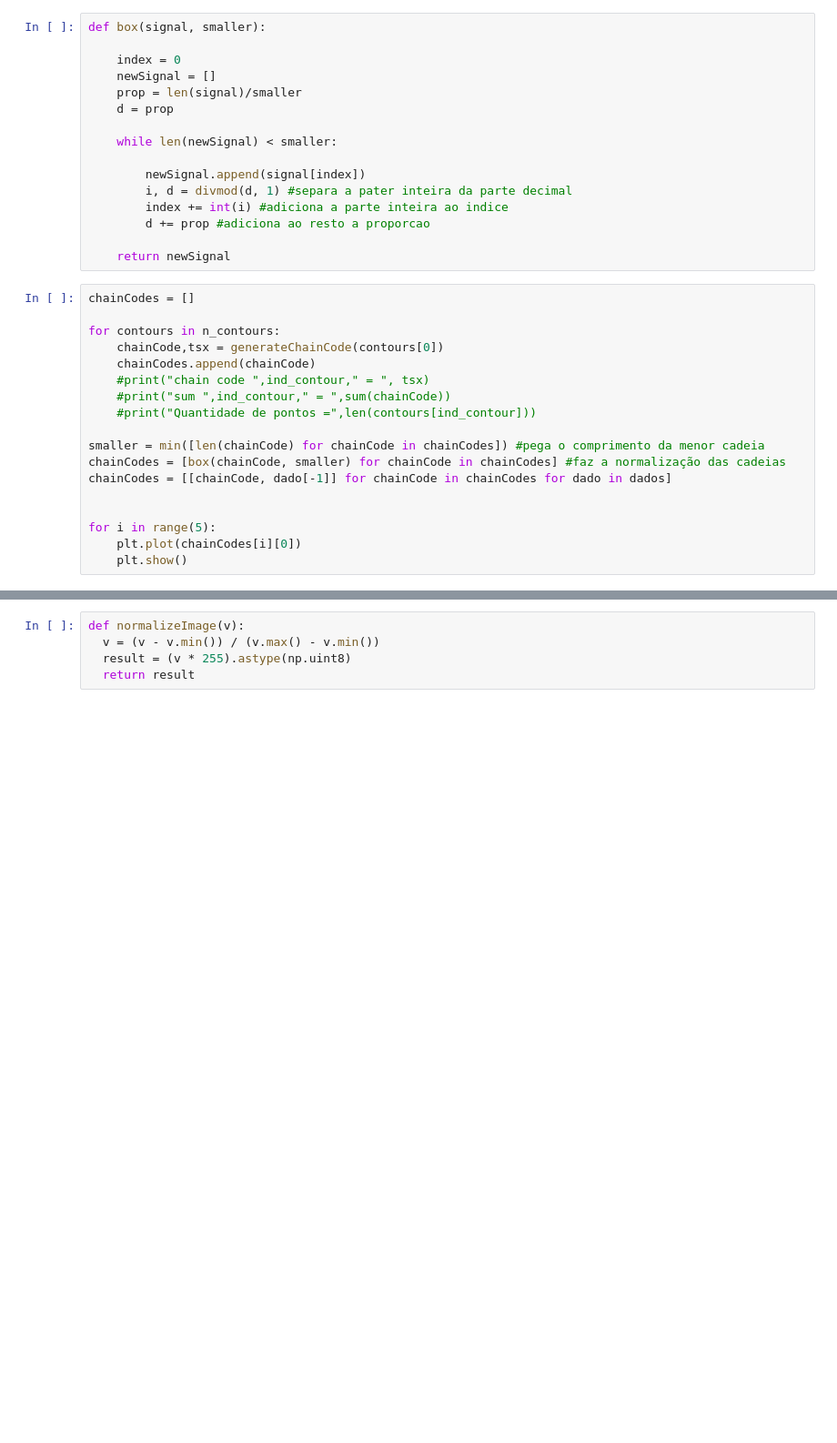
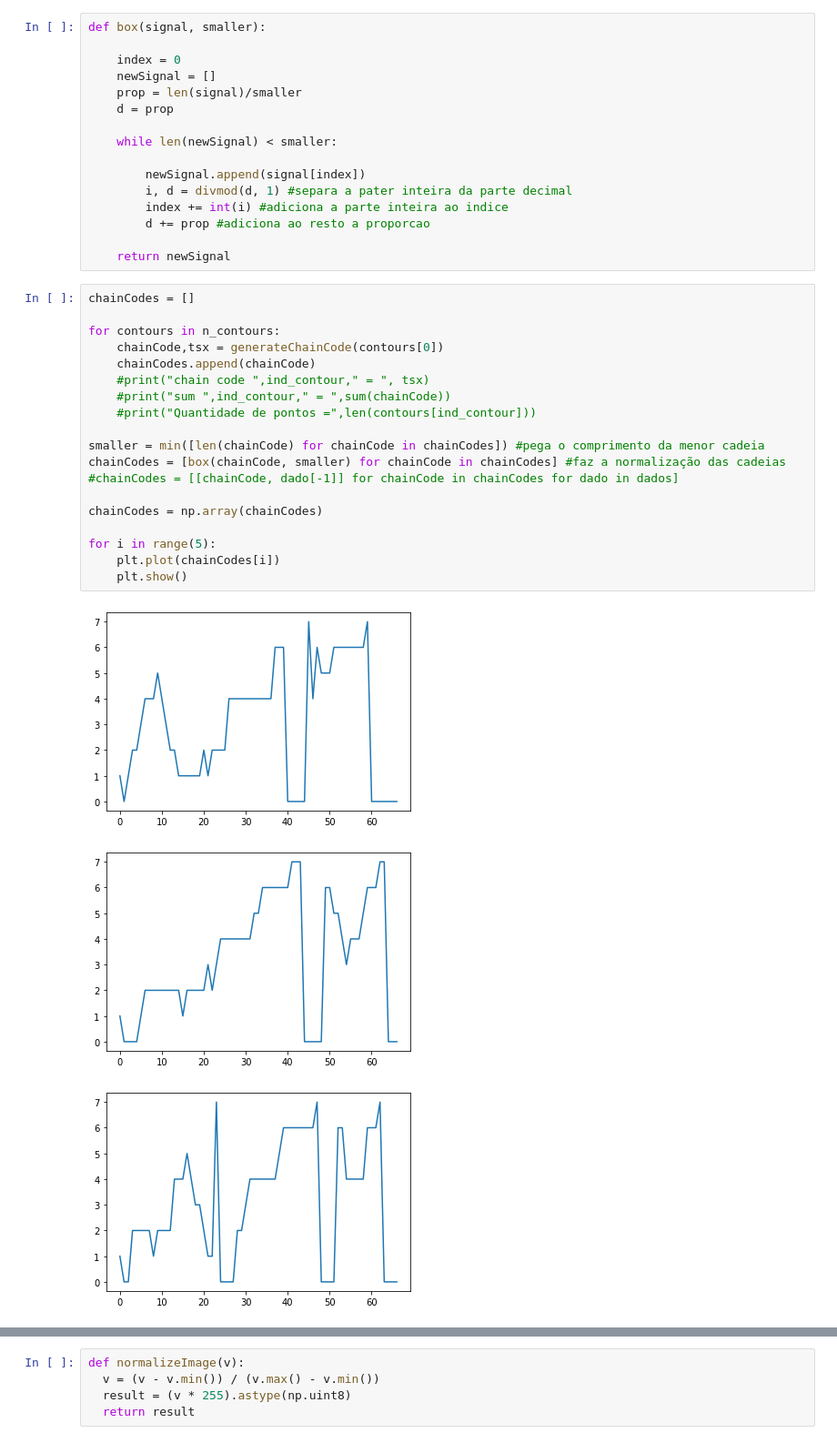
Before and after one commit to Leo22080/visao, a Jupyter notebook: trabalho03/trabalho3-extracao_atributos_classificacao.ipynb, the cells around one changed output, grey strips where cells are left out. Shown at 91% size. Saved outputs shown, nothing was run; the diff lists cells and outputs as text; blank space fills up the shorter version.

```diff
--- a/trabalho03/trabalho3-extracao_atributos_classificacao.ipynb
+++ b/trabalho03/trabalho3-extracao_atributos_classificacao.ipynb
@@ -154,18 +152,23 @@ def box(signal, smaller):
 # %%
 chainCodes = []
 
 for contours in n_contours:
     chainCode,tsx = generateChainCode(contours[0])
     chainCodes.append(chainCode)
     #print("chain code ",ind_contour," = ", tsx)
     #print("sum ",ind_contour," = ",sum(chainCode))
     #print("Quantidade de pontos =",len(contours[ind_contour]))
 
 smaller = min([len(chainCode) for chainCode in chainCodes]) #pega o comprimento da menor cadeia
 chainCodes = [box(chainCode, smaller) for chainCode in chainCodes] #faz a normalização das cadeias
-chainCodes = [[chainCode, dado[-1]] for chainCode in chainCodes for dado in dados]
+#chainCodes = [[chainCode, dado[-1]] for chainCode in chainCodes for dado in dados]
 
+chainCodes = np.array(chainCodes)
 
 for i in range(5):
-    plt.plot(chainCodes[i][0])
+    plt.plot(chainCodes[i])
     plt.show()
+# %% [output]
+[figure, added]
+[figure, added]
+[figure, added]
```
Also changed, not shown: parts of 15 cells of this notebook.
